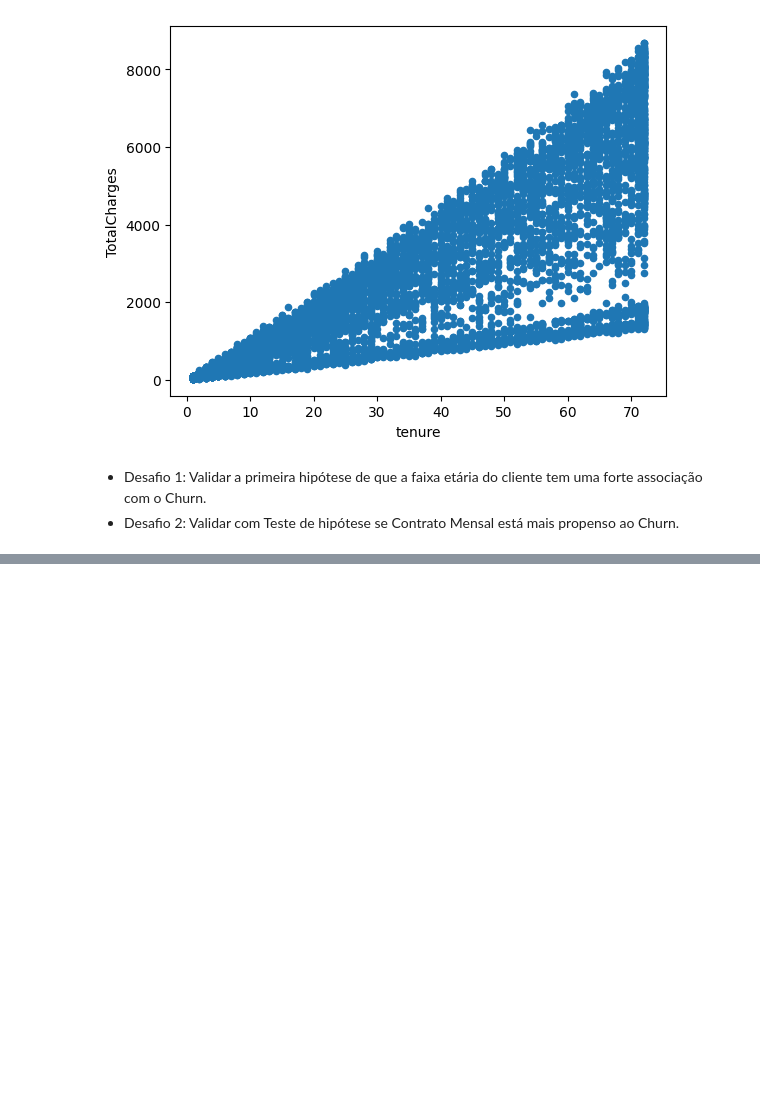
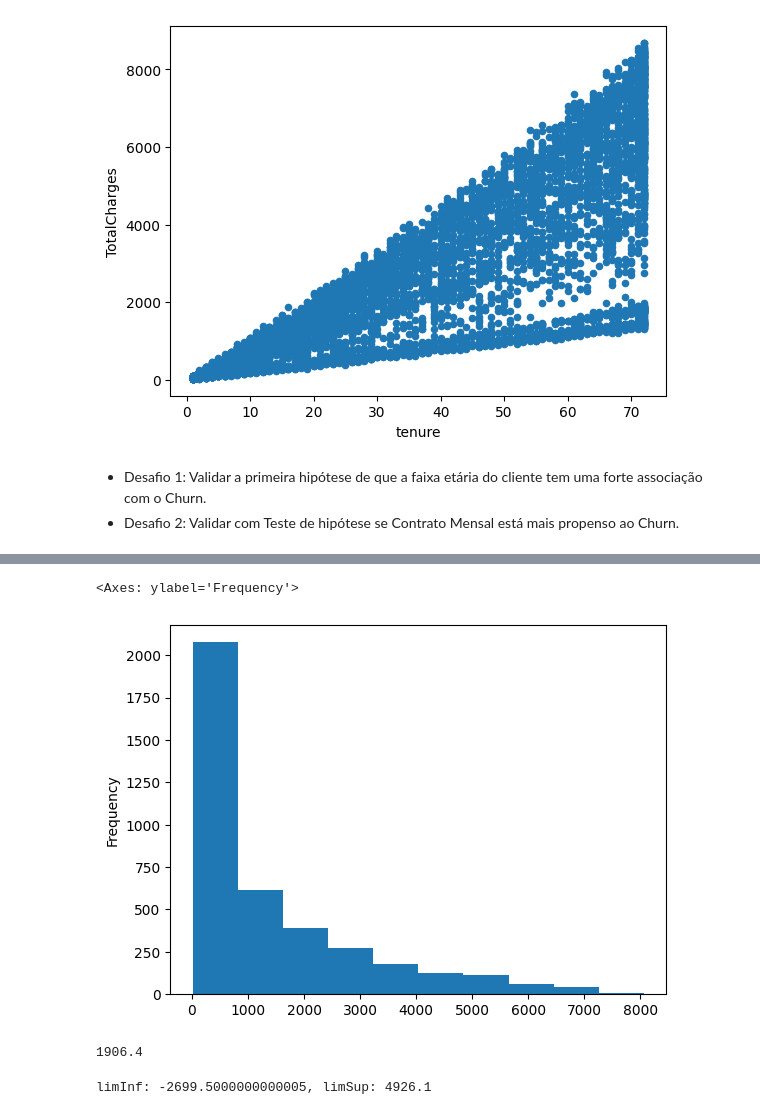
Before and after one commit to LucaPinheiro/telecom-eda-churn, a Jupyter notebook: eda-churn.ipynb, the cells around one changed output, grey strips where cells are left out. Cells and saved outputs as stored; diff of their text form; code cells hidden in the pictures; blank space fills up the shorter version.

```diff
--- a/eda-churn.ipynb
+++ b/eda-churn.ipynb
@@ -718,0 +757,31 @@ df_churn.plot.scatter(x='tenure', y='TotalCharges')
+# %%
+# Criar um dataframe somente com clientes do tipo Month to Month (contrato mensal)
+df_churn_month = df_churn[df_churn.Contract == 'Month-to-month']
+# %%
+# Histograma - Checar visualmente se os dados seguem uma distribuição normal
+df_churn_month.TotalCharges.plot.hist()
+# %% [output]
+<Axes: ylabel='Frequency'>
+[figure, added]
+# %%
+# Método de Tukey - IQR (Range Interquartil -> Distribuição Não Normal)
+# IQR - Range Iterquartil
+# IQR = 3o quartil - 1o quartil
+
+# é um método estatístico para identificar outliers em um dataset
+
+q1_totalCharges_month = df_churn_month.TotalCharges.quantile(0.25)
+q3_totalCharges_month = df_churn_month.TotalCharges.quantile(0.75)
+iqr_totalCharges_month = q3_totalCharges_month - q1_totalCharges_month
+print(iqr_totalCharges_month) # esse valor significa que 50% dos dados estão dentro desse intervalo
+# %% [output]
+1906.4
+# %%
+# Limites Inferior e Superior
+
+limInf_totalCharges_month = q1_totalCharges_month - (1.5 * iqr_totalCharges_month)
+limSup_totalCharges_month = q3_totalCharges_month + (1.5 * iqr_totalCharges_month)
+
+print(f'limInf: {limInf_totalCharges_month}, limSup: {limSup_totalCharges_month}')
+# %% [output]
+limInf: -2699.5000000000005, limSup: 4926.1
```
Also changed, not shown: parts of 6 cells of this notebook.
